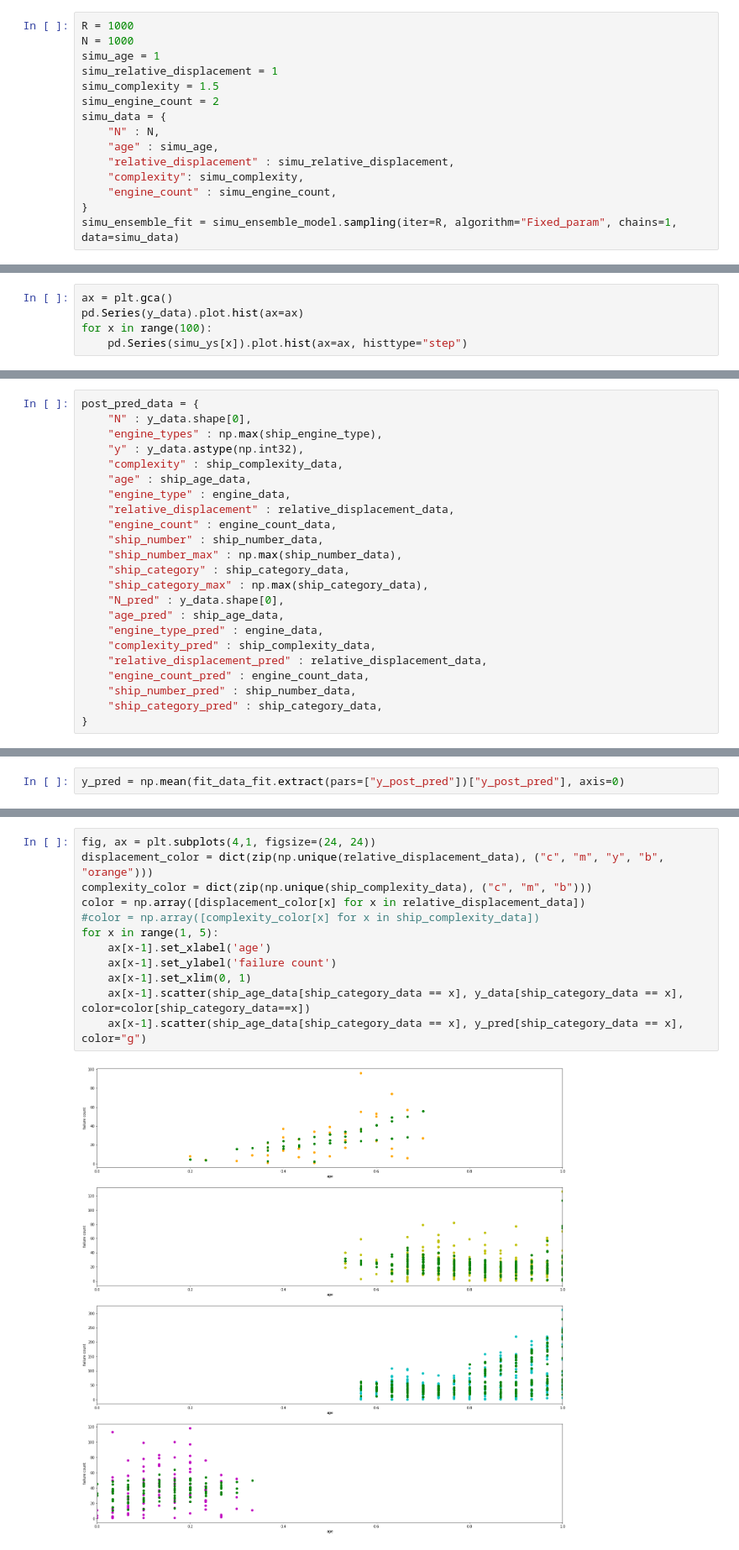
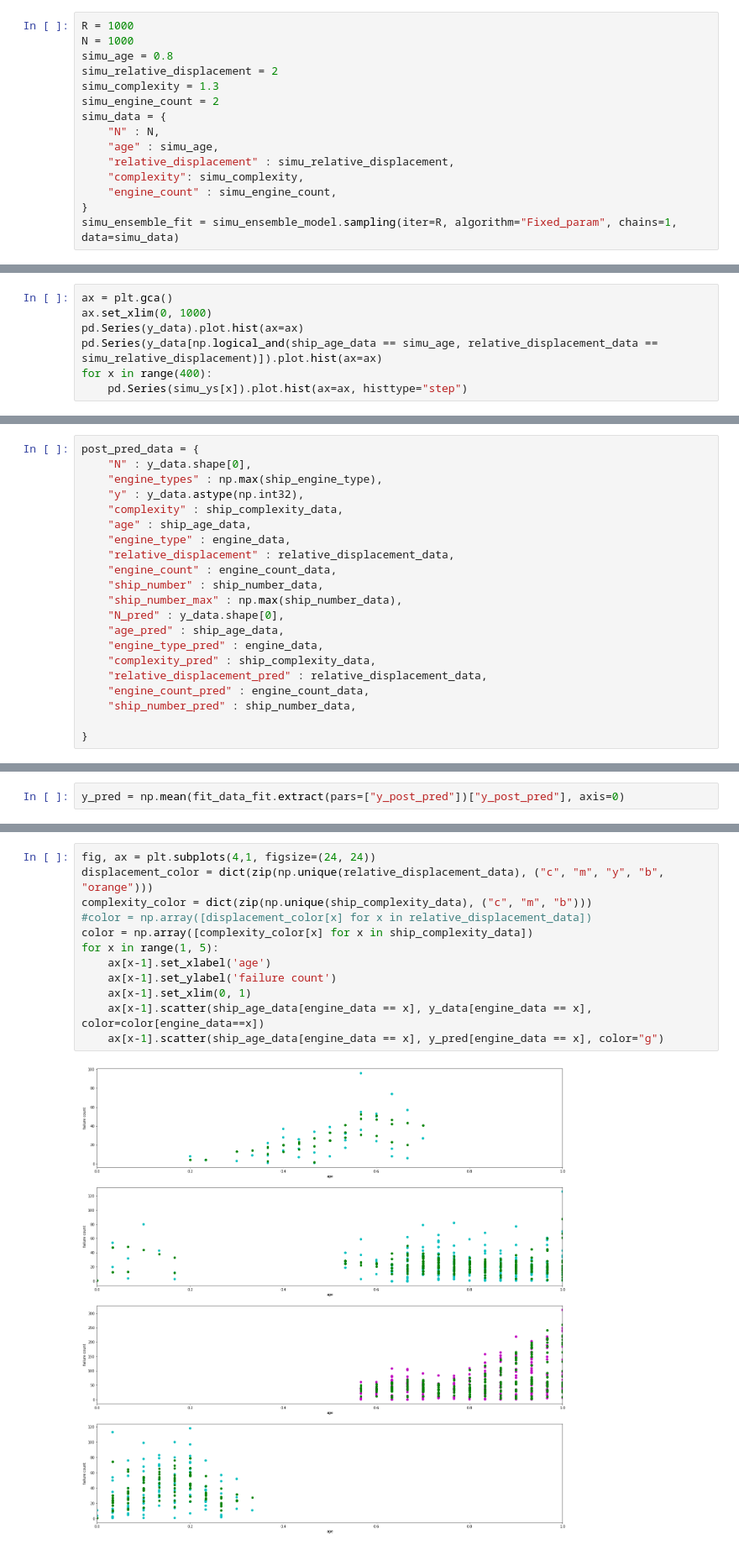
Before and after one commit to hyunjimoon/defense-reliability, a Jupyter notebook: poisson/workflow.ipynb, the cells around one changed output, grey strips where cells are left out. Shown at 84% size. Drawn from its saved outputs; the diff is of its cells as text.

```diff
--- a/poisson/workflow.ipynb
+++ b/poisson/workflow.ipynb
@@ -514,9 +531,9 @@ INFO:pystan:COMPILING THE C++ CODE FOR MODEL anon_model_9b561e9022c1488d654eb592
 # %%
 R = 1000
 N = 1000
-simu_age = 1
-simu_relative_displacement = 1
-simu_complexity = 1.5
+simu_age = 0.8
+simu_relative_displacement = 2
+simu_complexity = 1.3
 simu_engine_count = 2
 simu_data = {
     "N" : N,
@@ -540,6 +561,8 @@ np.mean(simu_lambdas[~np.isnan(simu_lambdas)])
 # %%
 ax = plt.gca()
+ax.set_xlim(0, 1000)
 pd.Series(y_data).plot.hist(ax=ax)
-for x in range(100):
+pd.Series(y_data[np.logical_and(ship_age_data == simu_age, relative_displacement_data == simu_relative_displacement)]).plot.hist(ax=ax)
+for x in range(400):
     pd.Series(simu_ys[x]).plot.hist(ax=ax, histtype="step")
 # %% [output]
@@ -659,8 +676,6 @@ post_pred_data = {
     "engine_count" : engine_count_data,
     "ship_number" : ship_number_data,
     "ship_number_max" : np.max(ship_number_data),
-    "ship_category" : ship_category_data,
-    "ship_category_max" : np.max(ship_category_data),
     "N_pred" : y_data.shape[0],
     "age_pred" : ship_age_data,
     "engine_type_pred" : engine_data,
@@ -668,5 +683,5 @@ post_pred_data = {
     "relative_displacement_pred" : relative_displacement_data,
     "engine_count_pred" : engine_count_data,
     "ship_number_pred" : ship_number_data,
-    "ship_category_pred" : ship_category_data,
+
 }
@@ -749,14 +744,14 @@ ax.scatter(ship_age_data, np.mean(fit_data_fit.extract(pars=["y_post_pred"])["y_
 # %%
 fig, ax = plt.subplots(4,1, figsize=(24, 24))
 displacement_color = dict(zip(np.unique(relative_displacement_data), ("c", "m", "y", "b", "orange")))
 complexity_color = dict(zip(np.unique(ship_complexity_data), ("c", "m", "b")))
-color = np.array([displacement_color[x] for x in relative_displacement_data])
-#color = np.array([complexity_color[x] for x in ship_complexity_data])
+#color = np.array([displacement_color[x] for x in relative_displacement_data])
+color = np.array([complexity_color[x] for x in ship_complexity_data])
 for x in range(1, 5):
     ax[x-1].set_xlabel('age')
     ax[x-1].set_ylabel('failure count')
     ax[x-1].set_xlim(0, 1)
-    ax[x-1].scatter(ship_age_data[ship_category_data == x], y_data[ship_category_data == x], color=color[ship_category_data==x])
-    ax[x-1].scatter(ship_age_data[ship_category_data == x], y_pred[ship_category_data == x], color="g")
+    ax[x-1].scatter(ship_age_data[engine_data == x], y_data[engine_data == x], color=color[engine_data==x])
+    ax[x-1].scatter(ship_age_data[engine_data == x], y_pred[engine_data == x], color="g")
 # %% [output]
-[figure, old version]
+[figure, new version]
```
Also changed, not shown: parts of 28 cells of this notebook, 6 other files.
